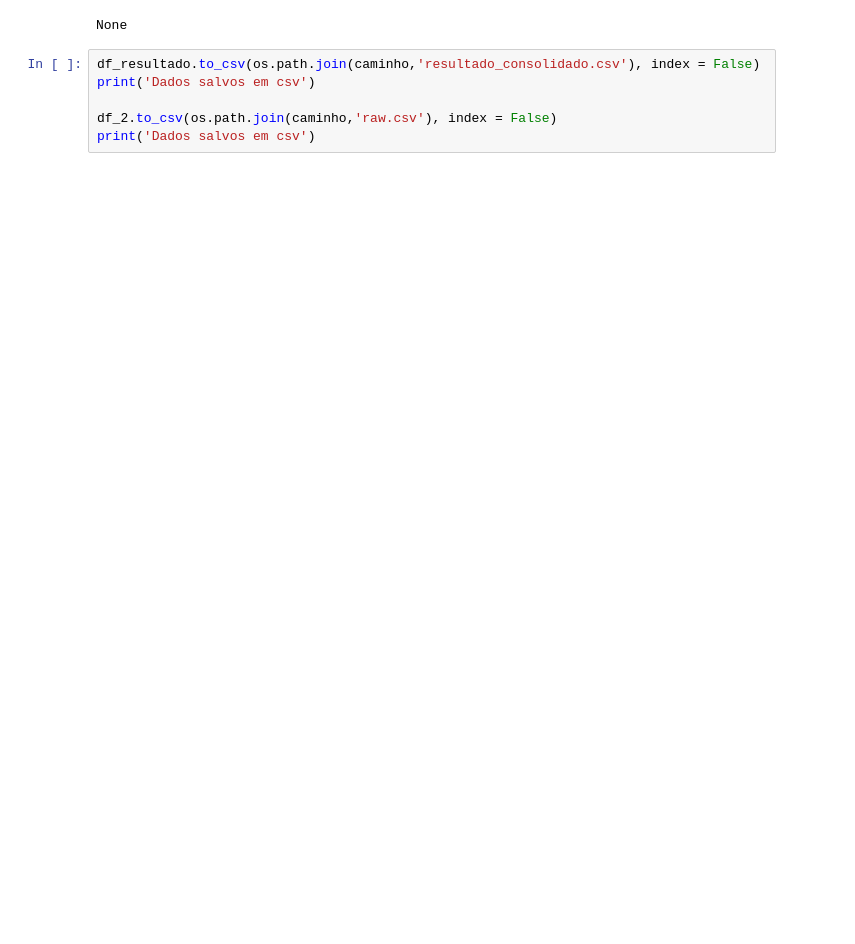
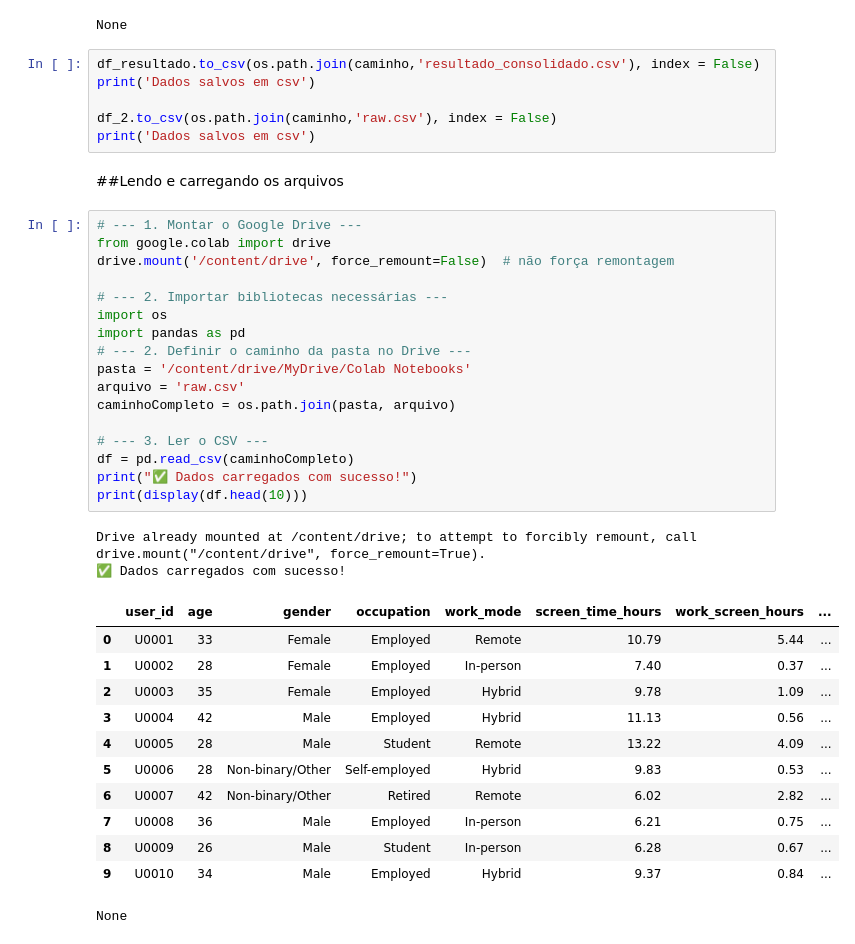
Before and after one commit to karenQuiroga88/python_cases, a Jupyter notebook: Case_v2.ipynb, the cells around one changed output. Drawn from its saved outputs; the diff is of its cells as text; blank space fills up the shorter version.

```diff
--- a/Case_v2.ipynb
+++ b/Case_v2.ipynb
@@ -166,3 +166,37 @@ print('Dados salvos em csv')
 
 df_2.to_csv(os.path.join(caminho,'raw.csv'), index = False)
 print('Dados salvos em csv')
+# %% [markdown]
+##Lendo e carregando os arquivos
+# %%
+# --- 1. Montar o Google Drive ---
+from google.colab import drive
+drive.mount('/content/drive', force_remount=False)  # não força remontagem
+
+# --- 2. Importar bibliotecas necessárias ---
+import os
+import pandas as pd
+# --- 2. Definir o caminho da pasta no Drive ---
+pasta = '/content/drive/MyDrive/Colab Notebooks'
+arquivo = 'raw.csv'
+caminhoCompleto = os.path.join(pasta, arquivo)
+
+# --- 3. Ler o CSV ---
+df = pd.read_csv(caminhoCompleto)
+print("✅ Dados carregados com sucesso!")
+print(display(df.head(10)))
+# %% [output]
+Drive already mounted at /content/drive; to attempt to forcibly remount, call drive.mount("/content/drive", force_remount=True).
+✅ Dados carregados com sucesso!
+|  | user_id | age | gender | occupation | work_mode | screen_time_hours | work_screen_hours | ... |
+| 0 | U0001 | 33 | Female | Employed | Remote | 10.79 | 5.44 | ... |
+| 1 | U0002 | 28 | Female | Employed | In-person | 7.40 | 0.37 | ... |
+| 2 | U0003 | 35 | Female | Employed | Hybrid | 9.78 | 1.09 | ... |
+| 3 | U0004 | 42 | Male | Employed | Hybrid | 11.13 | 0.56 | ... |
+| 4 | U0005 | 28 | Male | Student | Remote | 13.22 | 4.09 | ... |
+| 5 | U0006 | 28 | Non-binary/Other | Self-employed | Hybrid | 9.83 | 0.53 | ... |
+| 6 | U0007 | 42 | Non-binary/Other | Retired | Remote | 6.02 | 2.82 | ... |
+| 7 | U0008 | 36 | Male | Employed | In-person | 6.21 | 0.75 | ... |
+| 8 | U0009 | 26 | Male | Student | In-person | 6.28 | 0.67 | ... |
+| 9 | U0010 | 34 | Male | Employed | Hybrid | 9.37 | 0.84 | ... |
+None
```
